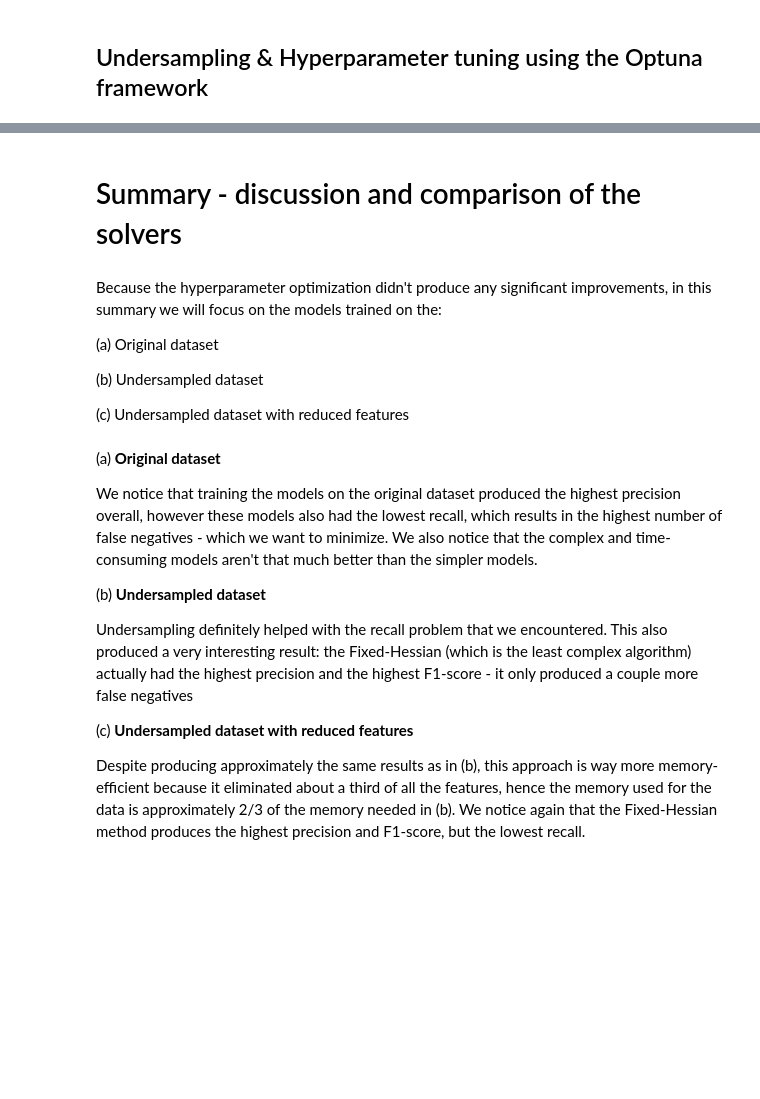
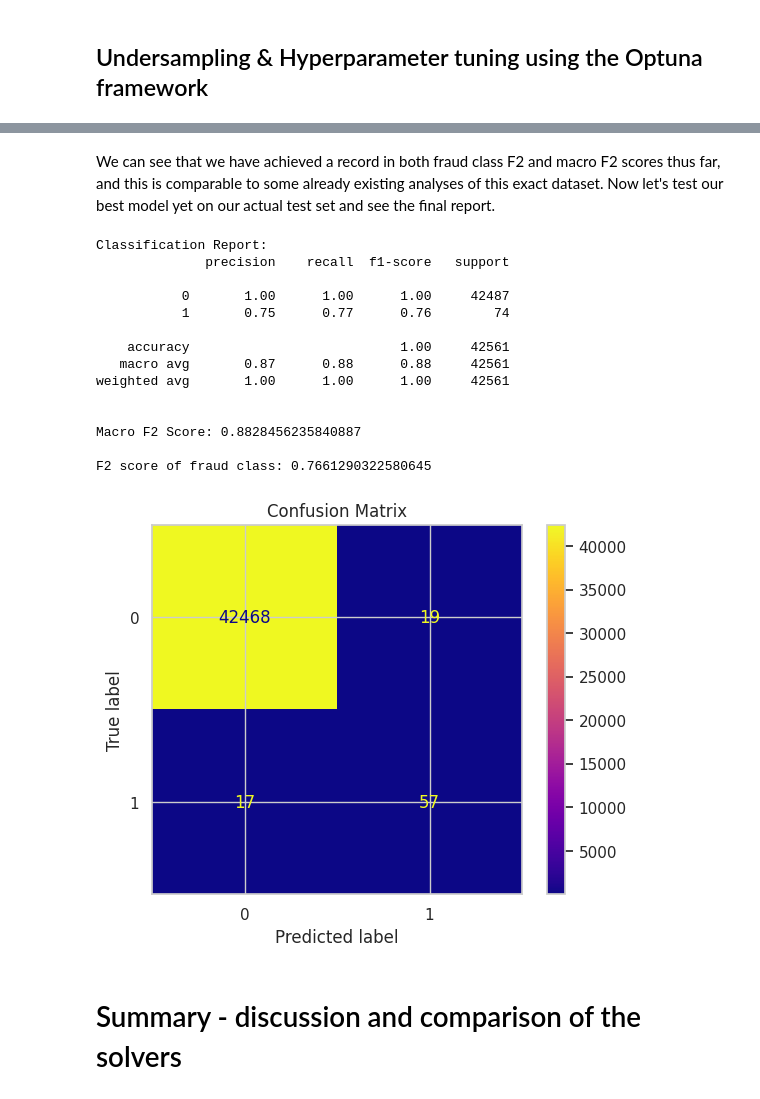
Before and after one commit to andWeirdFishes/Analysis-of-Different-Numeric-Solvers-for-Logistic-Regression-for-Credit-Card-Fraud-Detection, a Jupyter notebook: model.ipynb, the cells around one changed output, grey strips where cells are left out. Cells and saved outputs as stored; diff of their text form; code cells hidden in the pictures; blank space fills up the shorter version.

```diff
--- a/model.ipynb
+++ b/model.ipynb
@@ -938,31 +715,0 @@ We can see that because of the blackbox nature of the hyperparameters, randomize
-# %%
-from sklearn.metrics import f1_score
-
-best_thresholds = {}
-best_scores = {}
-
-for model in models:
-    print(f"Evaluating model: {model.solver}")
-    model.fit(Xf_train, yu_train)
-    best_score = 0.0
-    best_threshold = 0.0
-
-    for p_thresh in np.linspace(0.5, 0.95, 46):
-        p_pred_proba = model.predict_proba(Xf_val)[:, 1]
-        y_pred = [1 if p > p_thresh else 0 for p in p_pred_proba]
-        current_score = f1_score(y_val, y_pred)
-        if current_score > best_score:
-            best_score = current_score
-            best_threshold = p_thresh
-    best_thresholds[model.solver] = best_threshold
-    best_scores[model.solver] = best_score
-
-print("\n=== Test Set Evaluation ===")
-test_metrics = {}
-
-for solver, model in best_models.items():
-    y_pred = model.predict(Xf_test_new)
-    print(f"\nModel with solver: {solver}")
-    print(classification_report(y_test_new, y_pred))
-
-    plot_cm(y_test_new, y_pred, title=f"Confusion Matrix - {solver}")
@@ -1030,22 +796,28 @@ Again, we don't seem to notice any relevant improvement of the model's performan
+# %% [markdown]
+We can see that we have achieved a record in both fraud class F2 and macro F2 scores thus far, and this is comparable to some already existing analyses of this exact dataset. Now let's test our best model yet on our actual test set and see the final report.
+# %%
+y_test_pred = best_model.predict(Xf_test)
+print("\nClassification Report:")
+print(classification_report(y_test, y_test_pred))
+print(f"\nMacro F2 Score: {fbeta_score(y_test, y_test_pred, beta=2, average='macro')}")
+f2f = fbeta_score(y_test, y_test_pred, beta=2, average=None)[1]
+print(f"\nF2 score of fraud class: {f2f}")
+plot_cm(y_test, y_test_pred)
+# %% [output]
+Classification Report:
+              precision    recall  f1-score   support
+
+           0       1.00      1.00      1.00     42487
+           1       0.75      0.77      0.76        74
+
+    accuracy                           1.00     42561
+   macro avg       0.87      0.88      0.88     42561
+weighted avg       1.00      1.00      1.00     42561
+
+
+Macro F2 Score: 0.8828456235840887
+
+F2 score of fraud class: 0.7661290322580645
+[figure, added]
 # %% [markdown]
 # Summary - discussion and comparison of the solvers
-# %% [markdown]
-Because the hyperparameter optimization didn't produce any significant improvements, in this summary we will focus on the models trained on the:
-
-(a) Original dataset
-
-(b) Undersampled dataset
-
-(c) Undersampled dataset with reduced features
-# %% [markdown]
-(a) **Original dataset**
-
-We notice that training the models on the original dataset produced the highest precision overall, however these models also had the lowest recall, which results in the highest number of false negatives - which we want to minimize. We also notice that the complex and time-consuming models aren't that much better than the simpler models.
-
-(b) **Undersampled dataset**
-
-Undersampling definitely helped with the recall problem that we encountered. This also produced a very interesting result: the Fixed-Hessian (which is the least complex algorithm) actually had the highest precision and the highest F1-score - it only produced a couple more false negatives
-
-(c) **Undersampled dataset with reduced features**
-
-Despite producing approximately the same results as in (b), this approach is way more memory-efficient because it eliminated about a third of all the features, hence the memory used for the data is approximately 2/3 of the memory needed in (b). We notice again that the Fixed-Hessian method produces the highest precision and F1-score, but the lowest recall.
```
Also changed, not shown: parts of 24 cells of this notebook.
